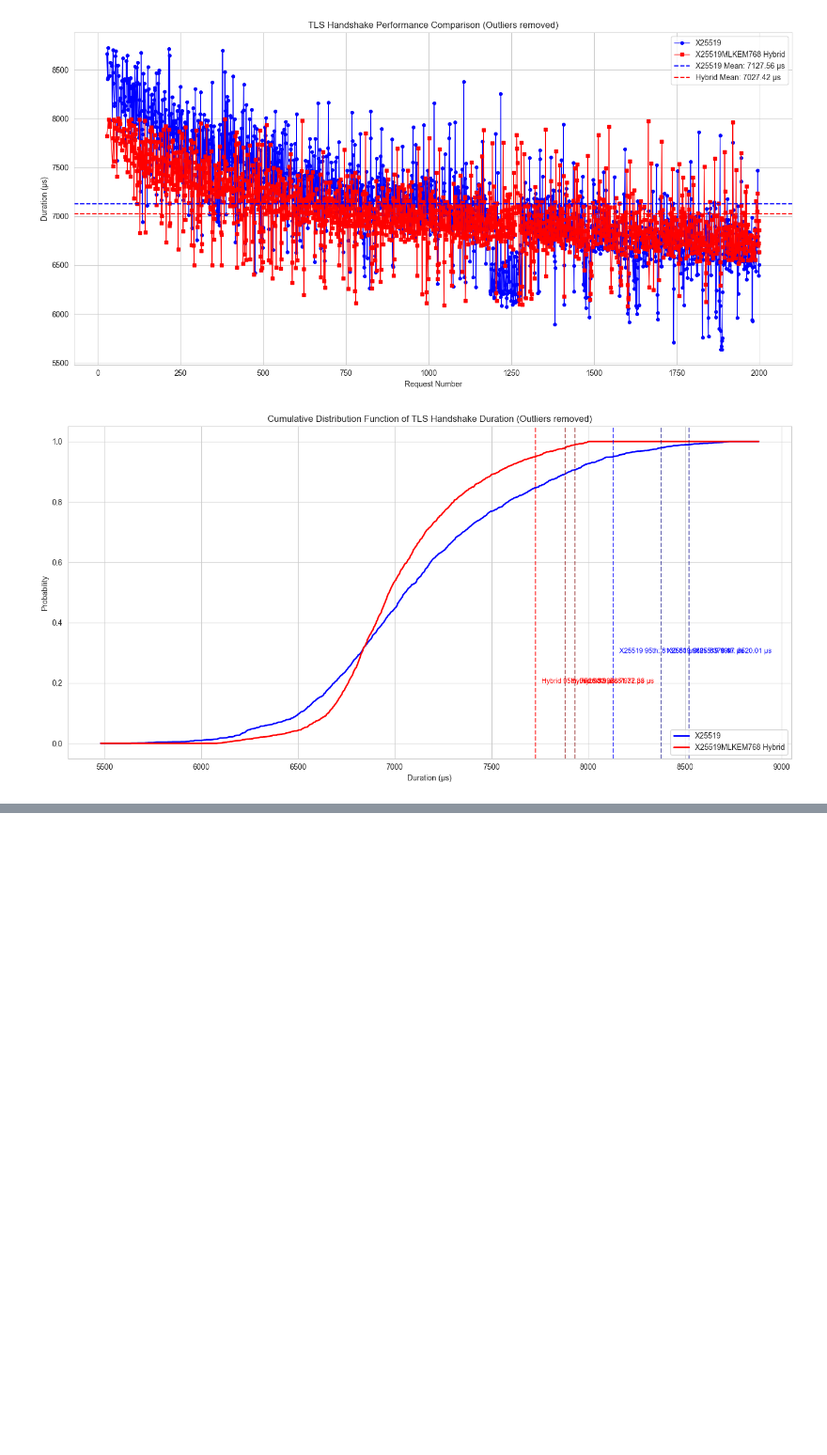
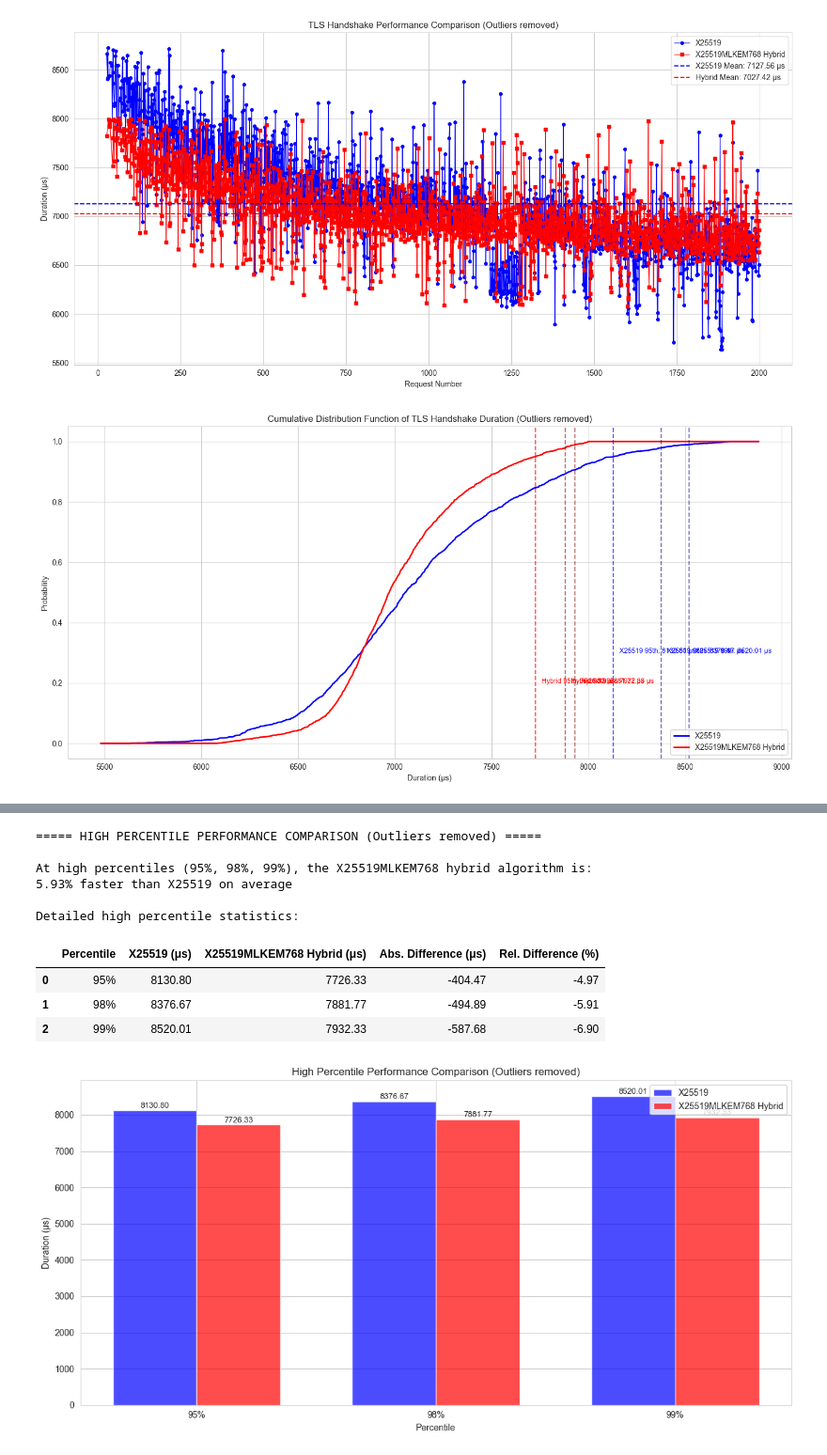
Before and after one commit to linukaratnayake/x25519mlkem768_x25519_perf_analysis, a Jupyter notebook: results/visualize_results.ipynb, the cells around one changed output, grey strips where cells are left out. Shown at 94% size. Cells and saved outputs as stored; diff of their text form; code cells hidden in the pictures; blank space fills up the shorter version.

```diff
--- a/results/visualize_results.ipynb
+++ b/results/visualize_results.ipynb
@@ -469,0 +441,73 @@ X25519MLKEM768 Hybrid Statistics Comparison:
+# %%
+# Detailed high percentile (95%, 98%, 99%) comparison
+high_percentiles = [0.95, 0.98, 0.99]
+
+# Calculate high percentiles for both datasets
+x25519_high_percentiles = df_x25519['duration_microseconds'].quantile(high_percentiles)
+hybrid_high_percentiles = df_hybrid['duration_microseconds'].quantile(high_percentiles)
+
+# Calculate raw and percentage differences
+high_diff_raw = hybrid_high_percentiles - x25519_high_percentiles
+high_diff_pct = (high_diff_raw / x25519_high_percentiles) * 100
+
+# Create a DataFrame to display the results
+high_percentile_table = pd.DataFrame({
+    'Percentile': [f"{int(p*100)}%" for p in high_percentiles],
+    'X25519 (μs)': x25519_high_percentiles.values.round(2),
+    'X25519MLKEM768 Hybrid (μs)': hybrid_high_percentiles.values.round(2),
+    'Abs. Difference (μs)': high_diff_raw.values.round(2),
+    'Rel. Difference (%)': high_diff_pct.values.round(2)
+})
+
+# Calculate performance impact at high percentiles
+high_percentile_impact = "slower" if high_diff_pct.mean() > 0 else "faster"
+
+print(f"\n===== HIGH PERCENTILE PERFORMANCE COMPARISON {outlier_status} =====\n")
+print(f"At high percentiles (95%, 98%, 99%), the X25519MLKEM768 hybrid algorithm is:")
+print(f"{abs(high_diff_pct.mean()):.2f}% {high_percentile_impact} than X25519 on average")
+print(f"\nDetailed high percentile statistics:")
+display(high_percentile_table)
+
+# Visualize high percentiles with a bar chart
+plt.figure(figsize=(12, 6))
+x = np.arange(len(high_percentiles))
+width = 0.35
+
+# Create bars
+plt.bar(x - width/2, x25519_high_percentiles, width, label='X25519', color='blue', alpha=0.7)
+plt.bar(x + width/2, hybrid_high_percentiles, width, label='X25519MLKEM768 Hybrid', color='red', alpha=0.7)
+
+# Add labels and formatting
+plt.title(f'High Percentile Performance Comparison {outlier_status}')
+plt.xlabel('Percentile')
+plt.ylabel('Duration (μs)')
+plt.xticks(x, [f"{int(p*100)}%" for p in high_percentiles])
+
+# Add value labels on top of each bar
+def add_labels(bars):
+    for bar in bars:
+        height = bar.get_height()
+        plt.text(bar.get_x() + bar.get_width()/2., height + 5,
+                f'{height:.2f}',
+                ha='center', va='bottom', rotation=0, fontsize=9)
+
+# Add value labels to bars
+add_labels(plt.gca().patches[:len(high_percentiles)])
+add_labels(plt.gca().patches[len(high_percentiles):])
+
+plt.legend()
+plt.tight_layout()
+plt.savefig(f'high_percentile_comparison{"_no_outliers" if remove_outliers else ""}.png', dpi=300)
+plt.show()
+# %% [output]
+===== HIGH PERCENTILE PERFORMANCE COMPARISON (Outliers removed) =====
+
+At high percentiles (95%, 98%, 99%), the X25519MLKEM768 hybrid algorithm is:
+5.93% faster than X25519 on average
+
+Detailed high percentile statistics:
+|  | Percentile | X25519 (μs) | X25519MLKEM768 Hybrid (μs) | Abs. Difference (μs) | Rel. Difference (%) |
+| 0 | 95% | 8130.80 | 7726.33 | -404.47 | -4.97 |
+| 1 | 98% | 8376.67 | 7881.77 | -494.89 | -5.91 |
+| 2 | 99% | 8520.01 | 7932.33 | -587.68 | -6.90 |
+[figure, added]
```
Also changed, not shown: parts of 6 cells of this notebook, 1 other file.
